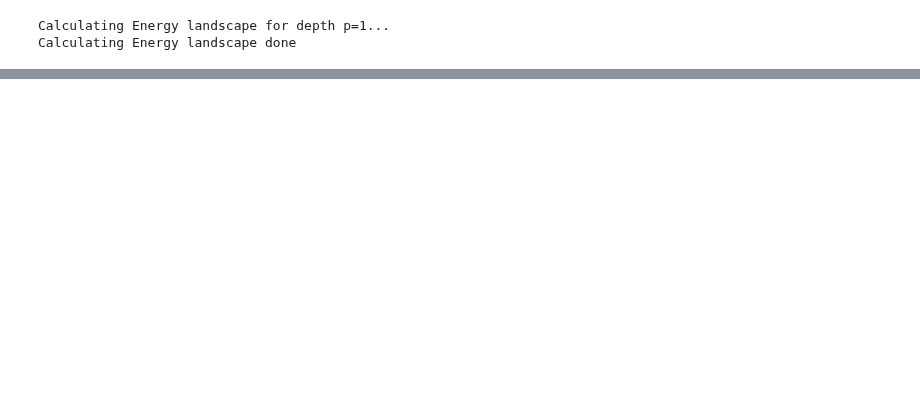
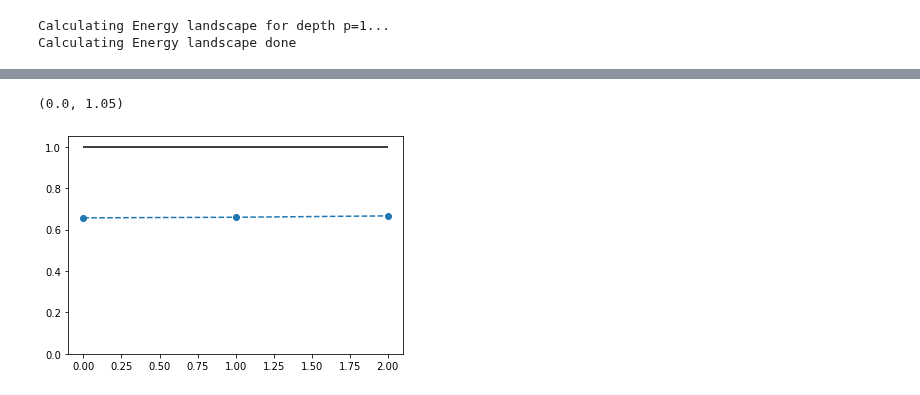
Before and after one commit to OpenQuantumComputing/optimization, a Jupyter notebook: MaxCut/14 nodes.ipynb, the cells around one changed output, grey strips where cells are left out. Saved outputs shown, nothing was run; the diff lists cells and outputs as text; code cells hidden in the pictures; blank space fills up the shorter version.

```diff
--- a/MaxCut/14 nodes.ipynb
+++ b/MaxCut/14 nodes.ipynb
@@ -78,0 +77,13 @@ pl.plot(qaoamc.costval.values())
+# %%
+import itertools
+state_strings = np.array([''.join(i) for i in itertools.product('01', repeat= G.number_of_nodes())])
+mincost=0
+for st in state_strings:
+    mincost=min(mincost,-qaoamc.cost(st,params=params))
+mincost
+pl.plot(np.array(list(qaoamc.costval.values()))/mincost,'o--')
+pl.hlines(1, 0,2, linestyles="solid", colors="black")
+pl.ylim(0,1.05)
+# %% [output]
+(0.0, 1.05)
+[figure, added]
```
Also changed, not shown: parts of 5 cells of this notebook, 4 other files.
